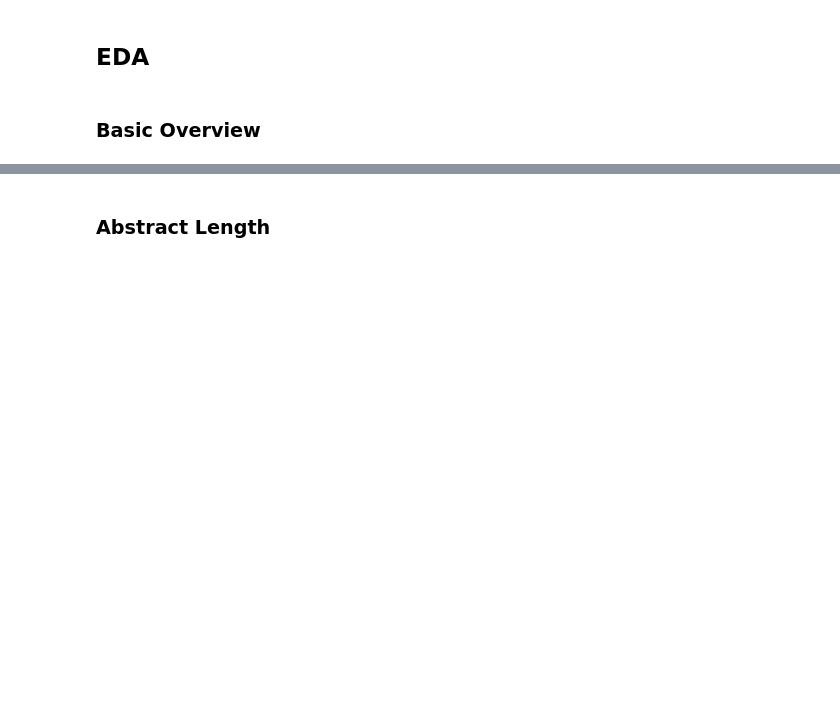
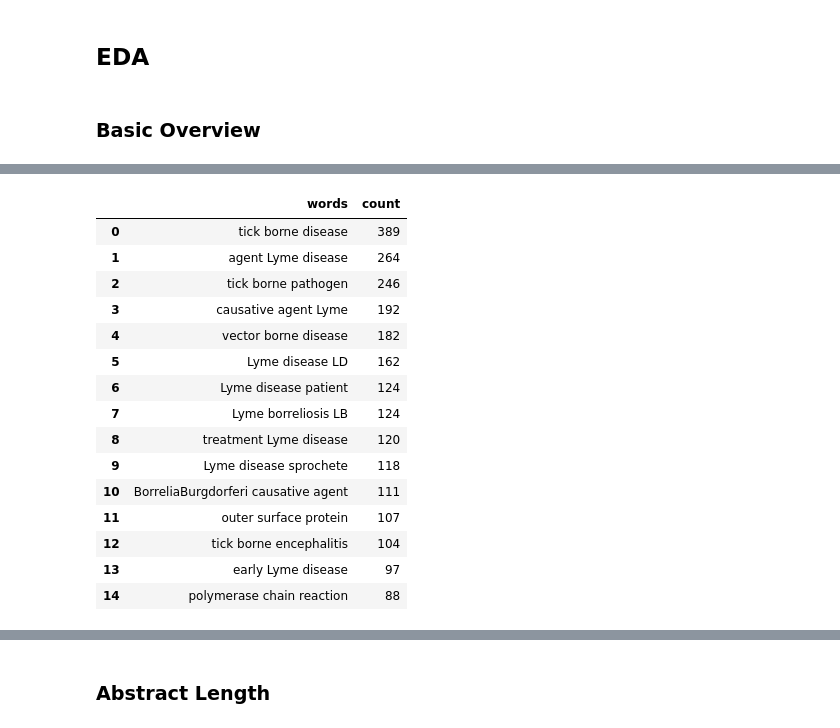
Before and after one commit to PlaybookData/Lyme-Disease-Framing-Analysis, a Jupyter notebook: DataAnalysis.ipynb, the cells around one changed output, grey strips where cells are left out. Cells and saved outputs as stored; diff of their text form; code cells hidden in the pictures; blank space fills up the shorter version.

```diff
--- a/DataAnalysis.ipynb
+++ b/DataAnalysis.ipynb
@@ -523,0 +854,19 @@ list(LymeDisease[LymeDisease.abstractLength==131].abstract)
+# %%
+documentNgrams(LymeDisease.abstractLemmaNoStopNLTK, 3)
+# %% [output]
+|  | words | count |
+| 0 | tick borne disease | 389 |
+| 1 | agent Lyme disease | 264 |
+| 2 | tick borne pathogen | 246 |
+| 3 | causative agent Lyme | 192 |
+| 4 | vector borne disease | 182 |
+| 5 | Lyme disease LD | 162 |
+| 6 | Lyme disease patient | 124 |
+| 7 | Lyme borreliosis LB | 124 |
+| 8 | treatment Lyme disease | 120 |
+| 9 | Lyme disease sprochete | 118 |
+| 10 | BorreliaBurgdorferi causative agent | 111 |
+| 11 | outer surface protein | 107 |
+| 12 | tick borne encephalitis | 104 |
+| 13 | early Lyme disease | 97 |
+| 14 | polymerase chain reaction | 88 |
```
Also changed, not shown: parts of 48 cells of this notebook, 1 other file.
